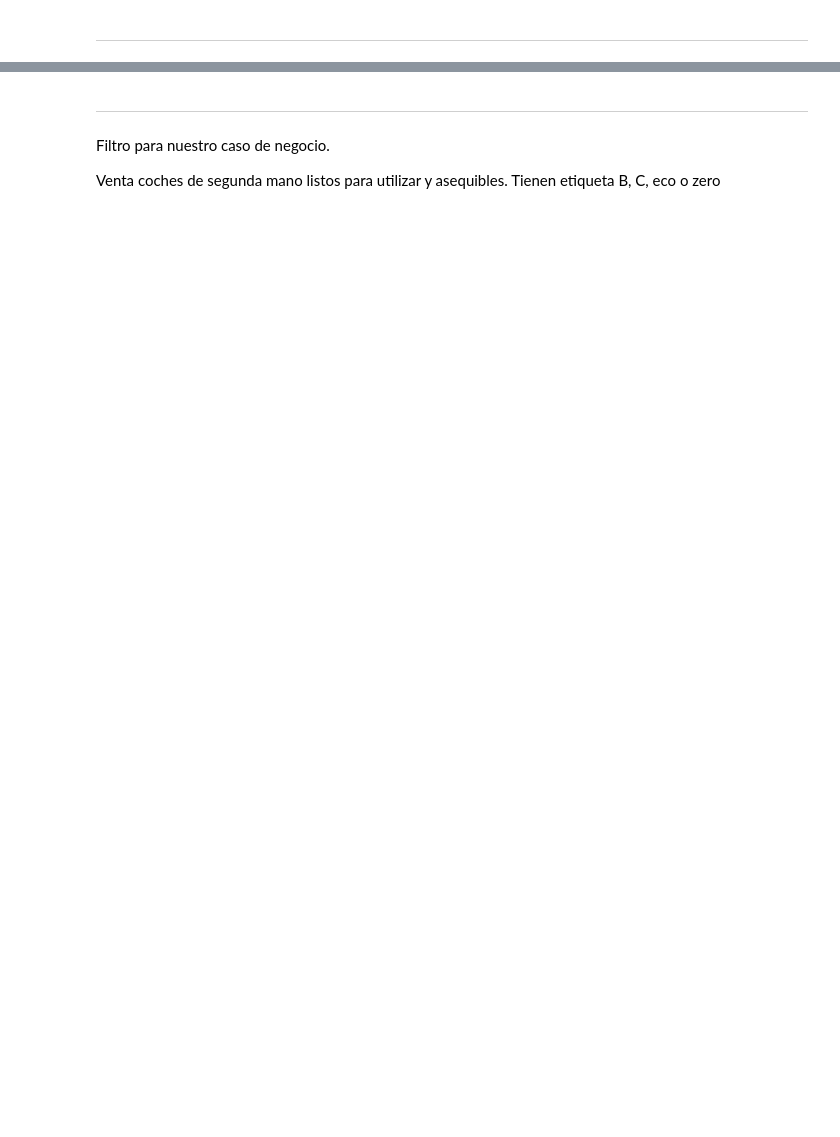
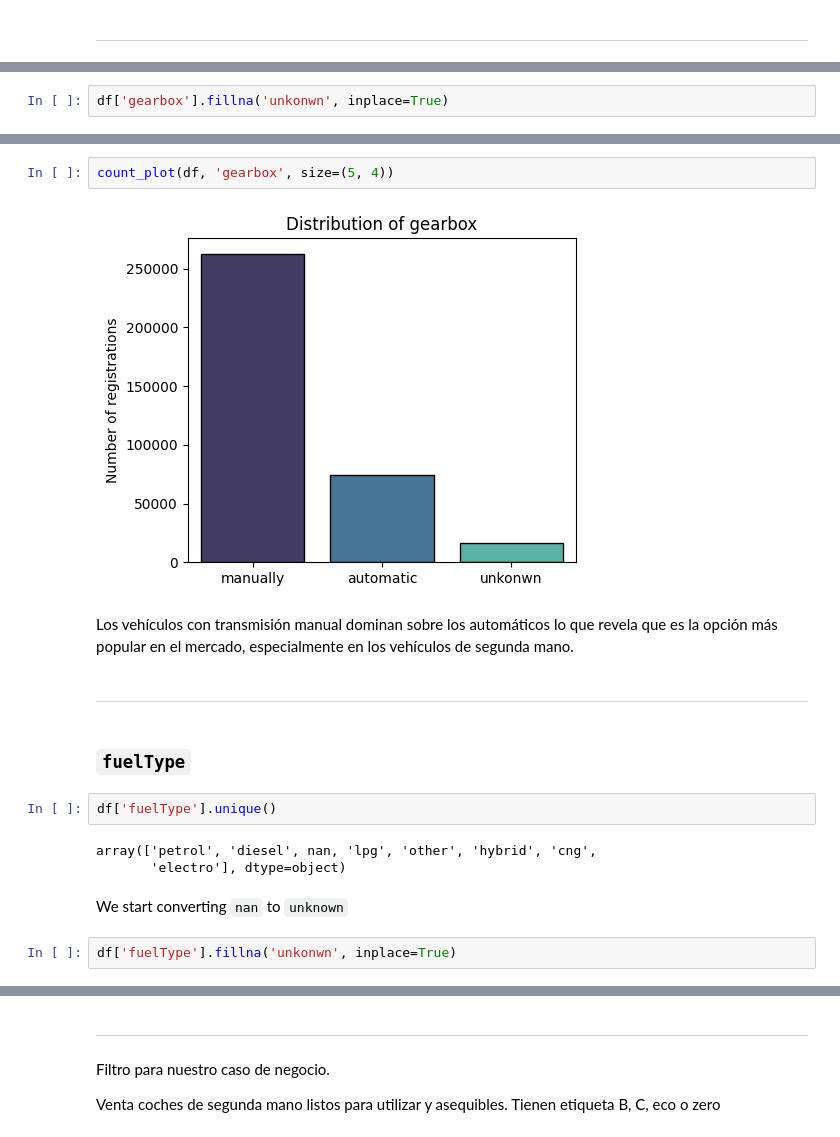
Before and after one commit to SupernovaIa/Project-ML-CarPricePrediction, a Jupyter notebook: notebook/01-EDA.ipynb, the cells around one changed output, grey strips where cells are left out. Saved outputs shown, nothing was run; the diff lists cells and outputs as text; blank space fills up the shorter version.

```diff
--- a/notebook/01-EDA.ipynb
+++ b/notebook/01-EDA.ipynb
@@ -382,0 +512,2 @@ sns.countplot(x = 'monthOfRegistration',
+# %%
+df['gearbox'].fillna('unkonwn', inplace=True)
@@ -382,0 +522,19 @@ sns.countplot(x = 'monthOfRegistration',
+# %%
+count_plot(df, 'gearbox', size=(5, 4))
+# %% [output]
+[figure, added]
+# %% [markdown]
+Los vehículos con transmisión manual dominan sobre los automáticos lo que revela que es la opción más popular en el mercado, especialmente en los vehículos de segunda mano.
+# %% [markdown]
+---
+# %% [markdown]
+### `fuelType`
+# %%
+df['fuelType'].unique()
+# %% [output]
+array(['petrol', 'diesel', nan, 'lpg', 'other', 'hybrid', 'cng',
+       'electro'], dtype=object)
+# %% [markdown]
+We start converting `nan` to `unknown`
+# %%
+df['fuelType'].fillna('unkonwn', inplace=True)
```
Also changed, not shown: parts of 45 cells of this notebook, 1 other file.
